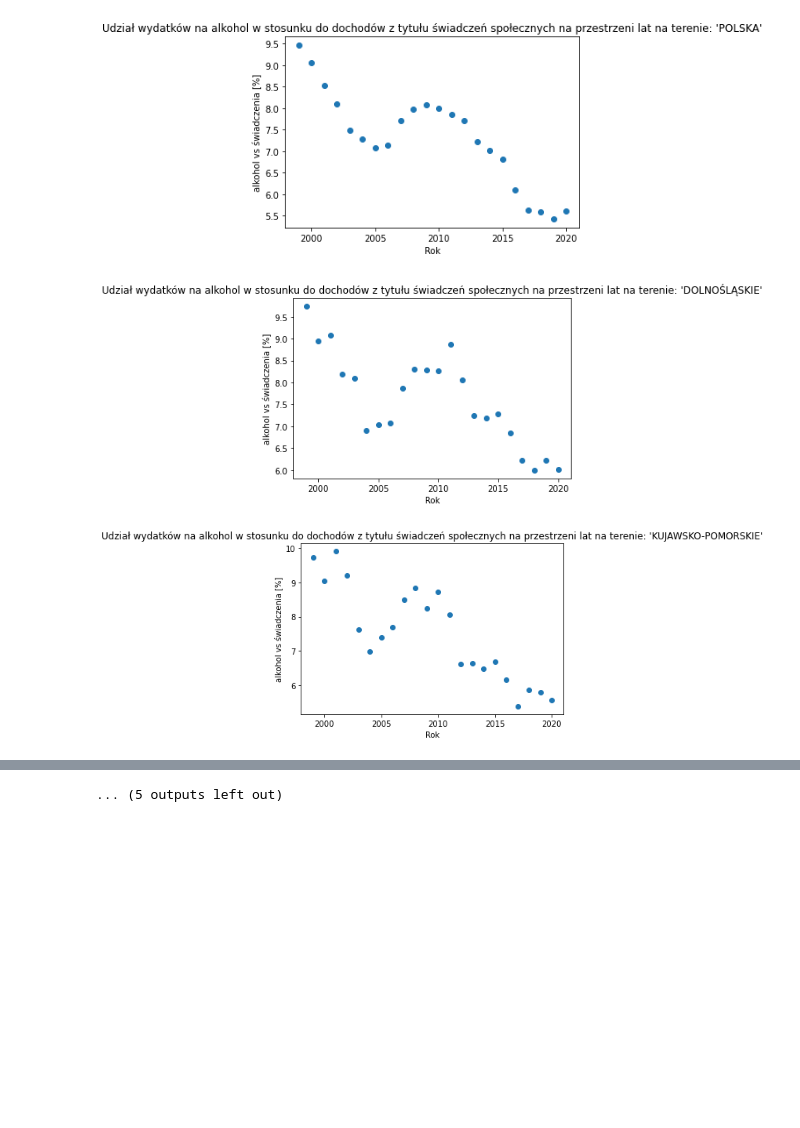
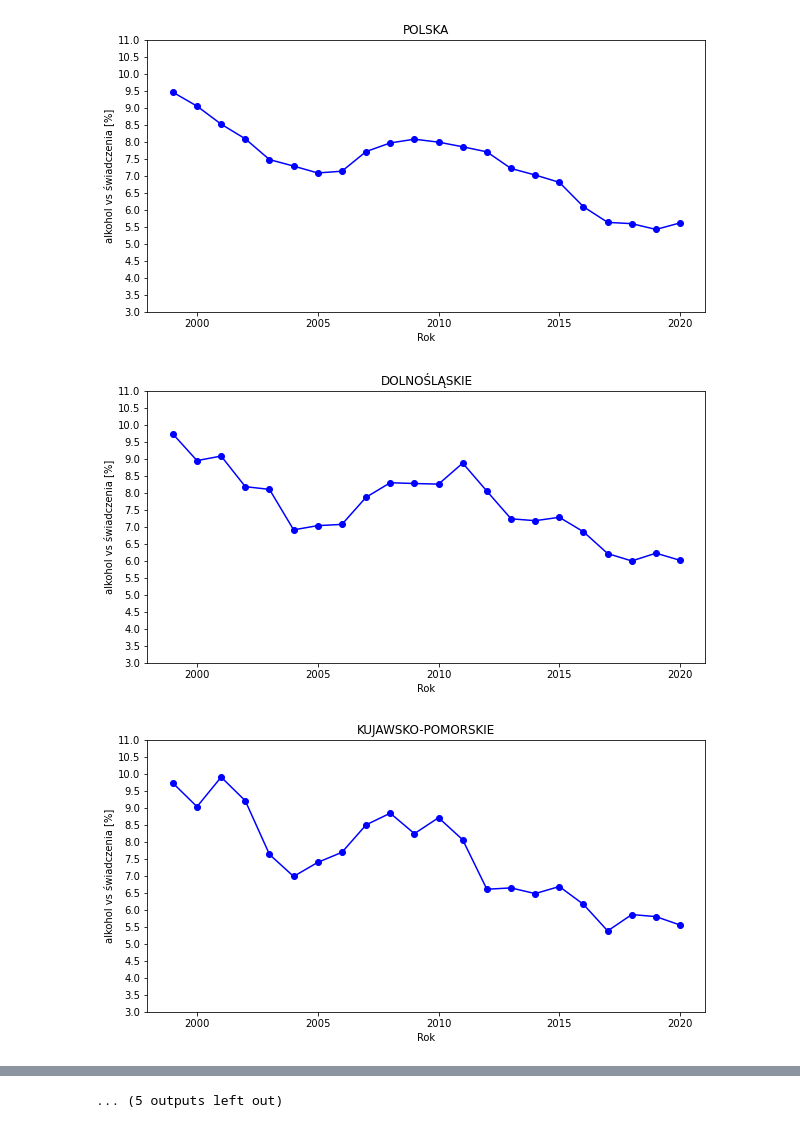
Before and after one commit to pjatk-boys/Projekt_EWD, a Jupyter notebook: Alcohol_vs_Social_Benefits_over_years.ipynb, the cells around one changed output, grey strips where cells are left out. Saved outputs shown, nothing was run; the diff lists cells and outputs as text; code cells hidden in the pictures; blank space fills up the shorter version.

```diff
--- a/Alcohol_vs_Social_Benefits_over_years.ipynb
+++ b/Alcohol_vs_Social_Benefits_over_years.ipynb
@@ -13,19 +14,21 @@ df_ludnosc.drop(indexes, inplace=True)
 region = df_ludnosc.Nazwa.unique()
 lata = df_ludnosc.Rok.unique()
 # %%
-for i in range (0, len(region)):
-    alcohol_per_year = df_ludnosc[(df_ludnosc.Kategoria == "Wydatki") & (df_ludnosc.Zmienna == 'napoje alkoholowe i wyroby tytoniowe') & (df_ludnosc.Nazwa == region[i])].Wartosc.values
-    benefits_per_year = df_ludnosc[(df_ludnosc.Kategoria == "Dochody") & (df_ludnosc.Zmienna == 'ze świadczeń społecznych') & (df_ludnosc.Nazwa == region[i])].Wartosc.values
+for r in region:
+    alcohol_per_year = df_ludnosc[(df_ludnosc.Kategoria == "Wydatki") & (df_ludnosc.Zmienna == 'napoje alkoholowe i wyroby tytoniowe') & (df_ludnosc.Nazwa == r)].Wartosc.values
+    benefits_per_year = df_ludnosc[(df_ludnosc.Kategoria == "Dochody") & (df_ludnosc.Zmienna == 'ze świadczeń społecznych') & (df_ludnosc.Nazwa == r)].Wartosc.values
     alcohol_vs_benefits_per_year = []
     for j in range (0, len(alcohol_per_year)):
         alcohol_vs_benefits_per_year.append(alcohol_per_year[j]/benefits_per_year[j])
         alcohol_vs_benefits_per_year[j] *= 100
-    plt.scatter(lata, alcohol_vs_benefits_per_year)
+    plt.figure(figsize=(10,5))
+    plt.plot(lata, alcohol_vs_benefits_per_year, 'o-b')
+    plt.yticks(np.arange(3, 11.5, step=0.5))
     plt.xlabel('Rok')
     plt.ylabel('alkohol vs świadczenia [%]')
-    plt.title('Udział wydatków na alkohol w stosunku do dochodów z tytułu świadczeń społecznych na przestrzeni lat na terenie: %r' %(region[i]))
+    plt.title(f'{r}')
     plt.show()
 # %% [output]
-[figure, old version]
+[figure, new version]
-[figure, old version]
+[figure, new version]
-[figure, old version]
+[figure, new version]
```
Also changed, not shown: parts of 5 cells of this notebook, 1 other file.
